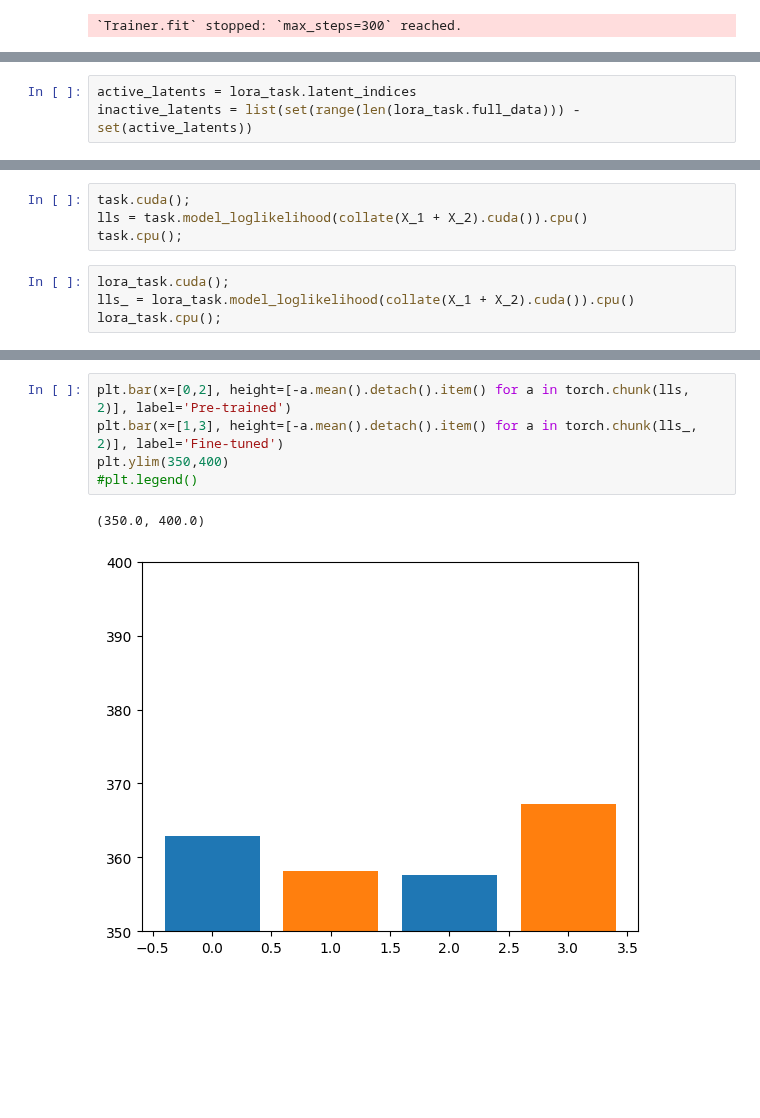
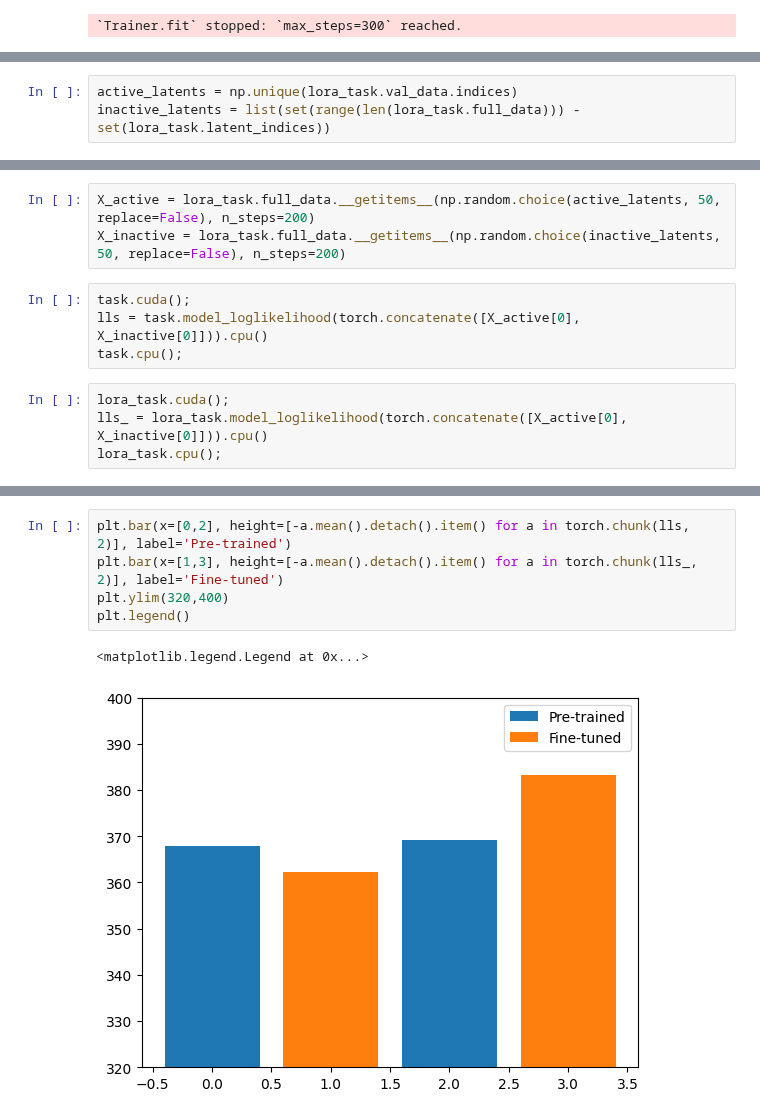
Before and after one commit to leogagnon/latent_control, a Jupyter notebook: notebooks/tune.ipynb, the cells around one changed output, grey strips where cells are left out. Drawn from its saved outputs; the diff is of its cells as text; blank space fills up the shorter version.

```diff
--- a/notebooks/tune.ipynb
+++ b/notebooks/tune.ipynb
@@ -155,3 +159,3 @@ LOCAL_RANK: 0 - CUDA_VISIBLE_DEVICES: [0]
 # %%
-active_latents = lora_task.latent_indices
-inactive_latents = list(set(range(len(lora_task.full_data))) - set(active_latents))
+active_latents = np.unique(lora_task.val_data.indices)
+inactive_latents = list(set(range(len(lora_task.full_data))) - set(lora_task.latent_indices))
@@ -163,10 +162,13 @@ X_2 = [lora_task.full_data.__getitem__(index=i, n_step=200) for i in np.random.c
+# %%
+X_active = lora_task.full_data.__getitems__(np.random.choice(active_latents, 50, replace=False), n_steps=200)
+X_inactive = lora_task.full_data.__getitems__(np.random.choice(inactive_latents, 50, replace=False), n_steps=200)
 # %%
 task.cuda();
-lls = task.model_loglikelihood(collate(X_1 + X_2).cuda()).cpu()
+lls = task.model_loglikelihood(torch.concatenate([X_active[0], X_inactive[0]])).cpu()
 task.cpu();
 # %%
 lora_task.cuda();
-lls_ = lora_task.model_loglikelihood(collate(X_1 + X_2).cuda()).cpu()
+lls_ = lora_task.model_loglikelihood(torch.concatenate([X_active[0], X_inactive[0]])).cpu()
 lora_task.cpu();
 # %%
 plt.plot(lls.detach(), label='Pre-trained')
@@ -195,8 +185,8 @@ plt.plot(lls.detach() - lls_.detach())
 # %%
 plt.bar(x=[0,2], height=[-a.mean().detach().item() for a in torch.chunk(lls, 2)], label='Pre-trained')
 plt.bar(x=[1,3], height=[-a.mean().detach().item() for a in torch.chunk(lls_, 2)], label='Fine-tuned')
-plt.ylim(350,400)
-#plt.legend()
+plt.ylim(320,400)
+plt.legend()
 # %% [output]
-(350.0, 400.0)
+<matplotlib.legend.Legend at 0x...>
-[figure, old version]
+[figure, new version]
```
Also changed, not shown: parts of 21 cells of this notebook, 2 other files.
